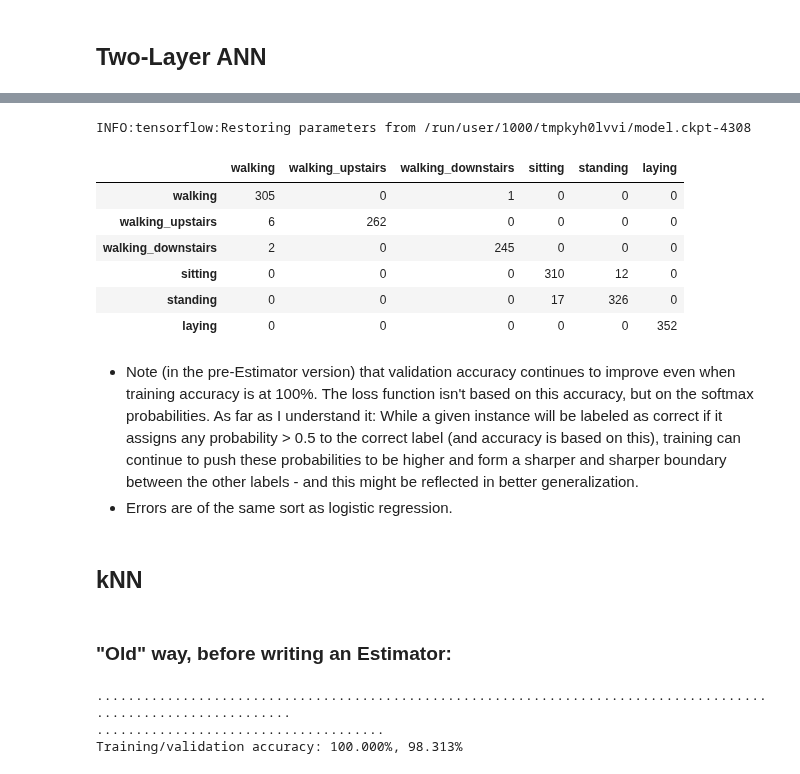
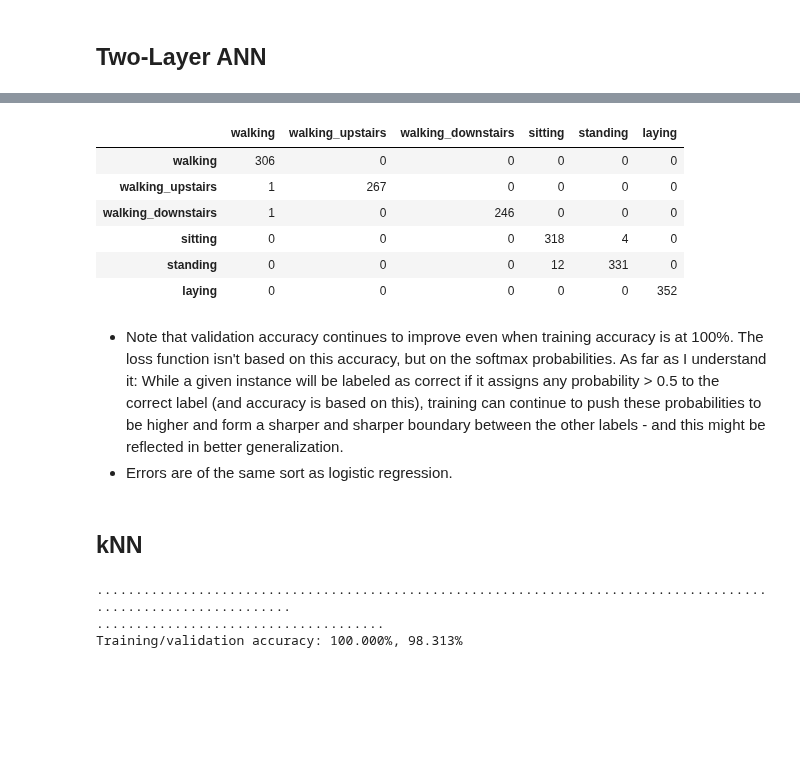
Before and after one commit to Hodapp87/yazabi-tensorflow-classification-test, a Jupyter notebook: Yazabi - TensorFlow skills test (classification).ipynb, the cells around one changed output, grey strips where cells are left out. Drawn from its saved outputs; the diff is of its cells as text; code cells hidden in the pictures; blank space fills up the shorter version.

Commit message:
Used Keras and scrapped a lot of pointless code

```diff
--- a/Yazabi - TensorFlow skills test (classification).ipynb
+++ b/Yazabi - TensorFlow skills test (classification).ipynb
@@ -247,2 +213,6 @@ class AccuracyHook(tf.train.SessionRunHook):
+# %%
+train_y_cat = keras.utils.to_categorical(train_y - 1, num_classes=6)
+valid_y_cat = keras.utils.to_categorical(valid_y - 1, num_classes=6)
+test_y_cat  = keras.utils.to_categorical(test_y - 1, num_classes=6)
 # %% [markdown]
 ## Logistic Regression
@@ -413,0 +219,18 @@ Validation accuracy: 0.974973
+# %%
+def lr_model(n_features, n_labels, scope="lr"):
+    """Returns a Keras model for logistic regression, given a number of
+    feature dimensions (n_features) and labels (n_labels)"""
+    with tf.variable_scope(scope):
+        model = Sequential()
+        model.add(Dense(n_labels, activation='softmax', input_dim=n_features))
+        return model
+
+model = lr_model(train_X.shape[1], 6)
+sgd = SGD(lr=0.02, decay=1e-5, momentum=0.9, nesterov=True)
+model.compile(loss='categorical_crossentropy',
+              optimizer=sgd,
+              metrics=['accuracy'])
+
+history = model.fit(
+    train_X.values, train_y_cat, verbose=0, epochs=120,
+    batch_size=128, validation_data=(valid_X.values, valid_y_cat))
@@ -607,0 +270,20 @@ Validation accuracy: 0.988575
+# %%
+def ann_model(n_features, n_labels, hidden_units, scope="ann"):
+    """Returns a Keras model for a 2-layer neural network, given a number of
+    feature dimensions (n_features), number of labels (n_labels), and
+    number of units for the hidden layer (hidden_units)."""
+    with tf.variable_scope(scope):
+        model = Sequential()
+        model.add(Dense(hidden_units, input_dim=n_features, activation='relu'))
+        model.add(Dense(n_labels, activation='softmax'))
+        return model
+
+model = ann_model(train_X.shape[1], 6, 50)
+sgd = SGD(lr=0.02, decay=2e-5, momentum=0.9, nesterov=True)
+model.compile(loss='categorical_crossentropy',
+              optimizer=sgd,
+              metrics=['accuracy'])
+
+history = model.fit(
+    train_X.values, train_y_cat, epochs=150,
+    batch_size=128, validation_data=(valid_X.values, valid_y_cat))
@@ -608,26 +318,23 @@ Validation accuracy: 0.988575
 # %%
-valid_y_predict = np.array([i["activity"] for i in nn.predict(test_input_fn)])
+valid_y_predict = np.argmax(model.predict(valid_X.values), axis=1)
 
 # Confusion matrix (on validation set):
 conf = sklearn.metrics.confusion_matrix(valid_y, valid_y_predict + 1)
 conf = pd.DataFrame(conf, columns=label_list, index=label_list)
 conf
 # %% [output]
-INFO:tensorflow:Restoring parameters from /run/user/1000/tmpkyh0lvvi/model.ckpt-4308
 |  | walking | walking_upstairs | walking_downstairs | sitting | standing | laying |
-| walking | 305 | 0 | 1 | 0 | 0 | 0 |
-| walking_upstairs | 6 | 262 | 0 | 0 | 0 | 0 |
-| walking_downstairs | 2 | 0 | 245 | 0 | 0 | 0 |
-| sitting | 0 | 0 | 0 | 310 | 12 | 0 |
-| standing | 0 | 0 | 0 | 17 | 326 | 0 |
+| walking | 306 | 0 | 0 | 0 | 0 | 0 |
+| walking_upstairs | 1 | 267 | 0 | 0 | 0 | 0 |
+| walking_downstairs | 1 | 0 | 246 | 0 | 0 | 0 |
+| sitting | 0 | 0 | 0 | 318 | 4 | 0 |
+| standing | 0 | 0 | 0 | 12 | 331 | 0 |
 | laying | 0 | 0 | 0 | 0 | 0 | 352 |
 # %% [markdown]
-- Note (in the pre-Estimator version) that validation accuracy continues to improve even when training accuracy is at 100%.  The loss function isn't based on this accuracy, but on the softmax probabilities. As far as I understand it: While a given instance will be labeled as correct if it assigns any probability > 0.5 to the correct label (and accuracy is based on this), training can continue to push these probabilities to be higher and form a sharper and sharper boundary between the other labels - and this might be reflected in better generalization.
+- Note that validation accuracy continues to improve even when training accuracy is at 100%.  The loss function isn't based on this accuracy, but on the softmax probabilities. As far as I understand it: While a given instance will be labeled as correct if it assigns any probability > 0.5 to the correct label (and accuracy is based on this), training can continue to push these probabilities to be higher and form a sharper and sharper boundary between the other labels - and this might be reflected in better generalization.
 - Errors are of the same sort as logistic regression.
 # %% [markdown]
 ## kNN
-# %% [markdown]
-### "Old" way, before writing an Estimator:
 # %%
 class KNearestNeighborGraph(object):
 
```
Also changed, not shown: parts of 31 cells of this notebook, 3 other files.
